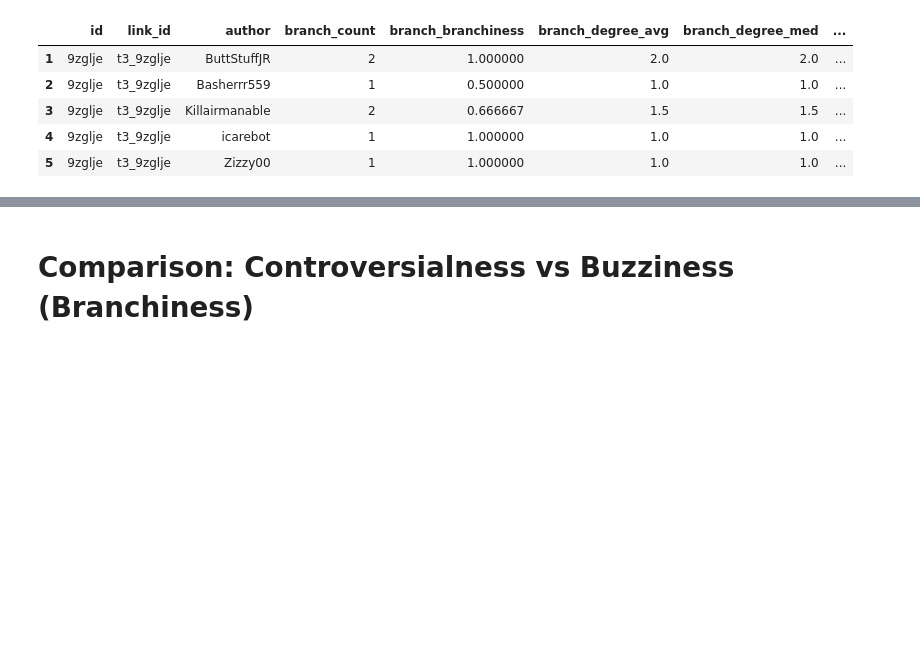
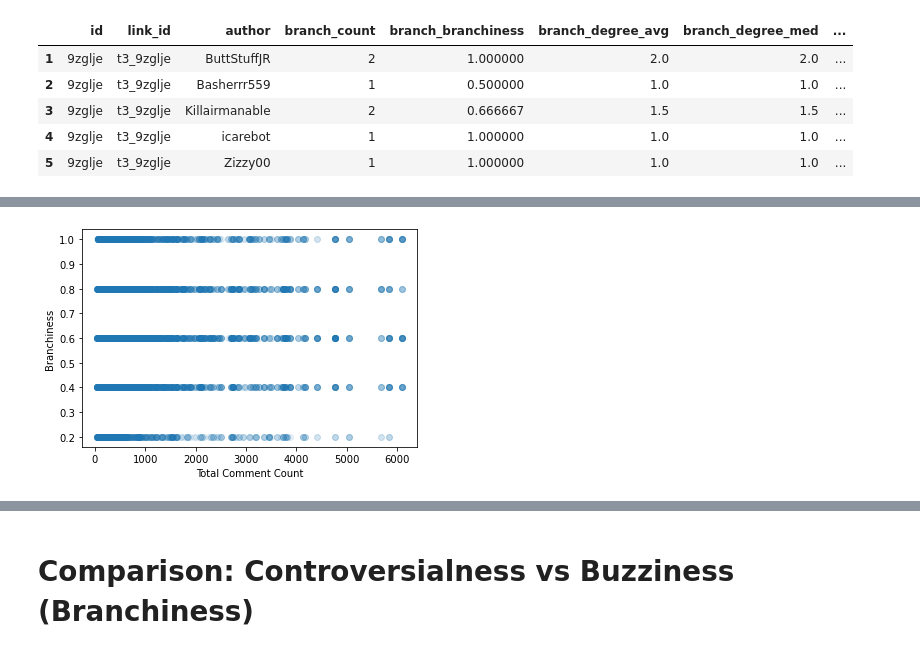
Before and after one commit to cephcyn/cornell_cs6742_a2, a Jupyter notebook: 02_analysis.ipynb, the cells around one changed output, grey strips where cells are left out. Drawn from its saved outputs; the diff is of its cells as text; code cells hidden in the pictures; blank space fills up the shorter version.

```diff
--- a/02_analysis.ipynb
+++ b/02_analysis.ipynb
@@ -142,0 +204,5 @@ peruserpost_df[:5]
+# %%
+# Merge in total post comment count
+temp_peruserpost_df = peruserpost_df.merge(posts_df[['id', 'num_comments']], left_on='id', right_on='id')
+
+temp_peruserpost_df[:5]
@@ -142,0 +216,22 @@ peruserpost_df[:5]
+# %%
+# Plot controversialness vs total comment count of each post, only counting users with CONST comments in each post
+import math
+import matplotlib.pyplot as plt
+import numpy as np
+
+comment_const = 5
+
+# Show the ENTIRE breakdown lol this is ugly
+temp_df = temp_peruserpost_df
+temp_df = temp_df[temp_df['comment_count']==comment_const]
+
+_ = plt.scatter(
+    temp_df['num_comments'],
+    temp_df['branch_branchiness'],
+    alpha=0.1,
+)
+_ = plt.xlabel('Total Comment Count')
+_ = plt.ylabel('Branchiness')
+plt.show()
+# %% [output]
+[figure, added]
```
Also changed, not shown: parts of 9 cells of this notebook.
